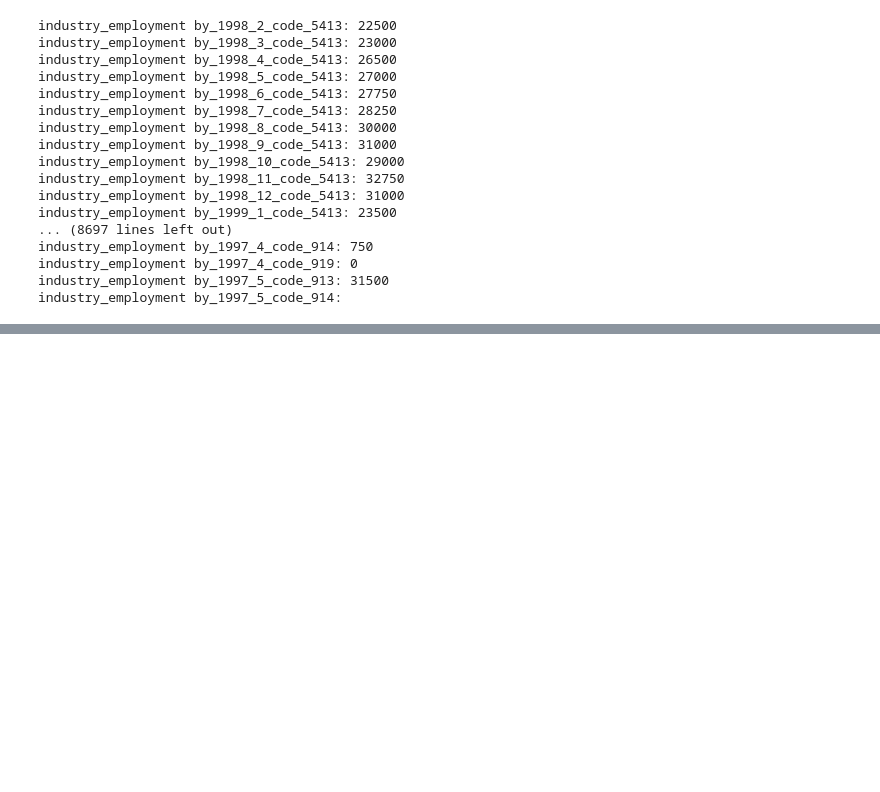
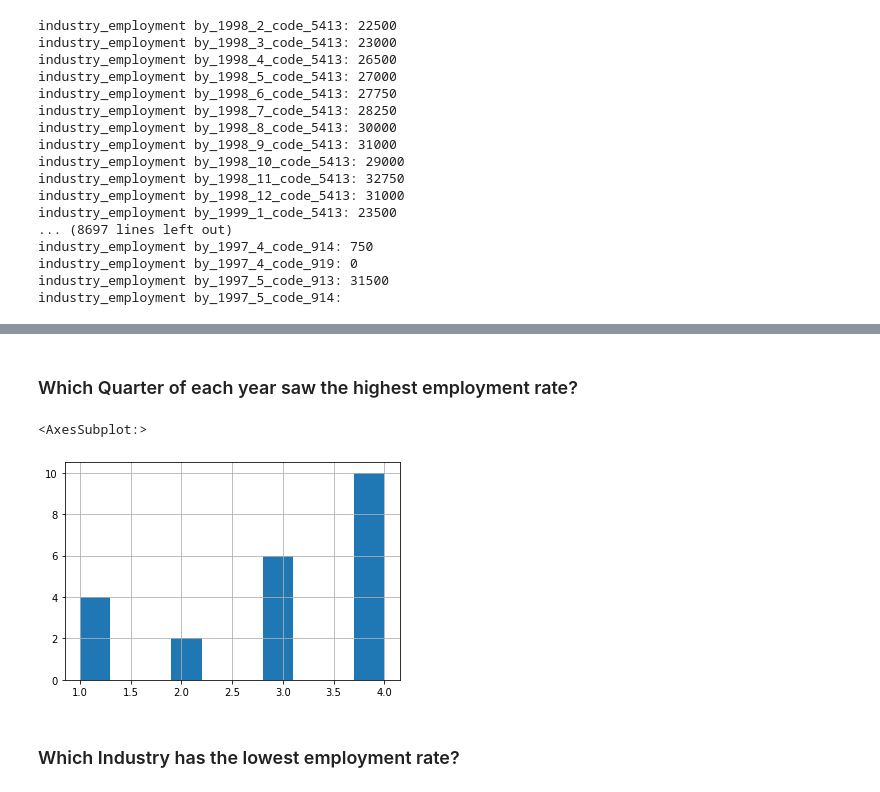
Before and after one commit to AbdiTolesa/naics-time-series-analysis, a Jupyter notebook: notebook.ipynb, the cells around one changed output, grey strips where cells are left out. Saved outputs shown, nothing was run; the diff lists cells and outputs as text; code cells hidden in the pictures; blank space fills up the shorter version.

```diff
--- a/notebook.ipynb
+++ b/notebook.ipynb
@@ -126,0 +168,16 @@ print(merged_df.head(24))
+# %% [markdown]
+### Which Quarter of each year saw the highest employment rate?
+# %%
+idx = output_df_cpy.groupby('SYEAR')['Employment'].idxmax()
+result = output_df_cpy.loc[idx]
+
+def get_quarter(m):
+    return (m-1)//3 + 1
+
+result['Qtr'] = result['SMTH'].map(lambda x: get_quarter(x))
+result['Qtr'].hist()
+# %% [output]
+<AxesSubplot:>
+[figure, added]
+# %% [markdown]
+### Which Industry has the lowest employment rate?
```
Also changed, not shown: parts of 8 cells of this notebook, 1 other file.
